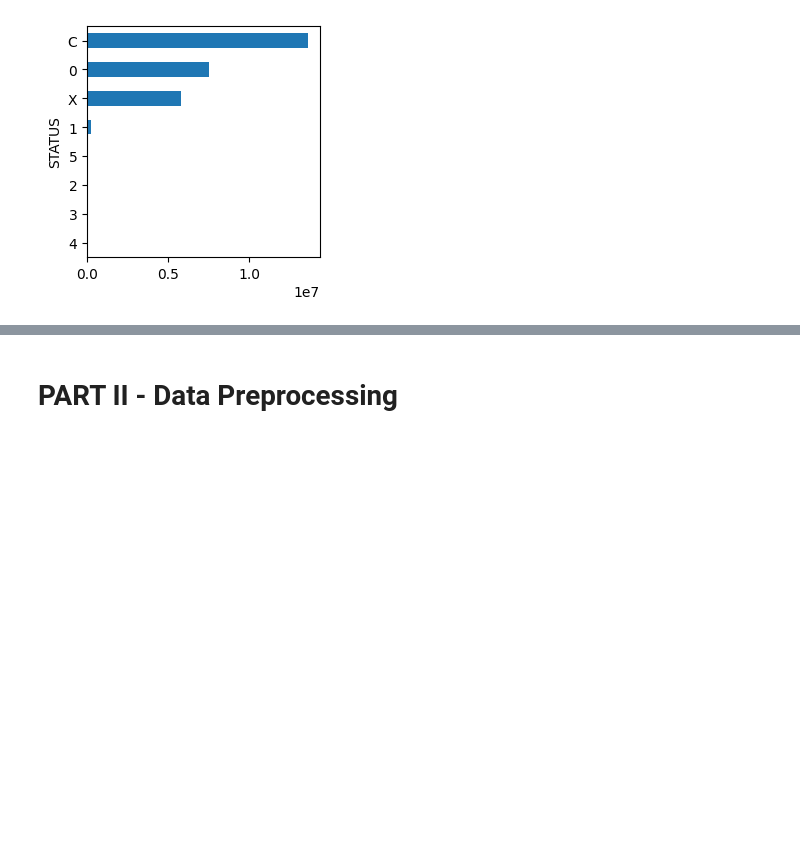
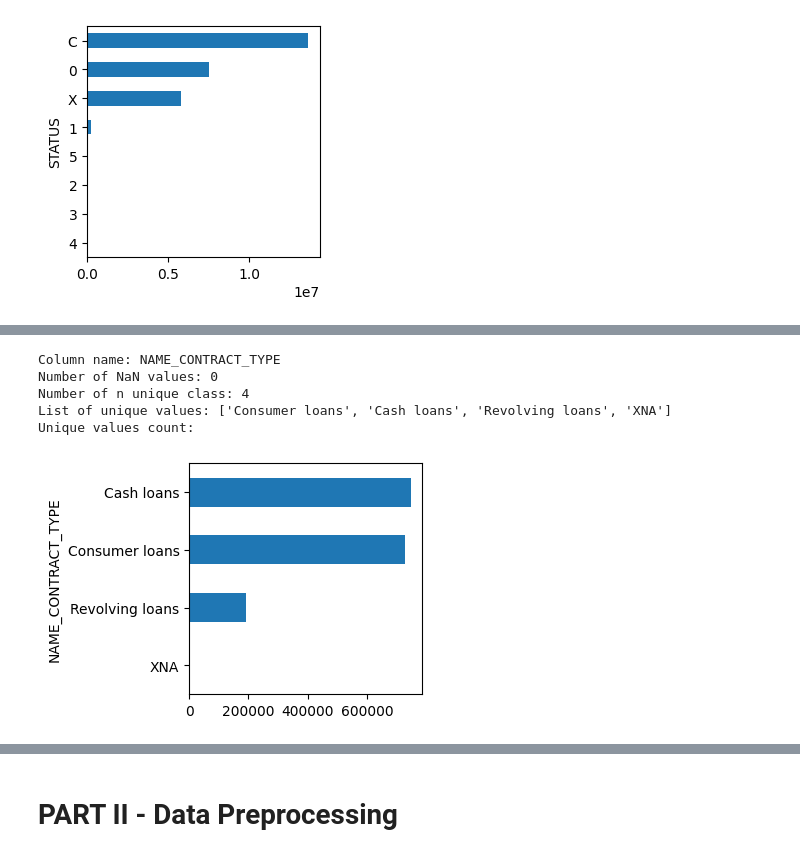
Before and after one commit to KunutBoon/interview-assignment, a Jupyter notebook: notebook/credit_default_risk.ipynb, the cells around one changed output, grey strips where cells are left out. Drawn from its saved outputs; the diff is of its cells as text; code cells hidden in the pictures; blank space fills up the shorter version.

```diff
--- a/notebook/credit_default_risk.ipynb
+++ b/notebook/credit_default_risk.ipynb
@@ -664 +664,5 @@ Unique values count:
+# %%
+list_col_name_ids = ['SK_ID_PREV', 'SK_ID_CURR']
+list_col_name_str = df_previous_application.select_dtypes(include='object').columns.tolist() + ['NFLAG_LAST_APPL_IN_DAY', 'NFLAG_INSURED_ON_APPROVAL']
+list_col_name_numeric = [col for col in df_previous_application.columns if col not in [*list_col_name_ids, *list_col_name_str]]
 # %% [markdown]
@@ -695,0 +733,9 @@ Number of missing records when join: 18067
+# %%
+explore_nominal_column(df_previous_application, col_name='NAME_CONTRACT_TYPE', list_col_name_nominal=list_col_name_str)
+# %% [output]
+Column name: NAME_CONTRACT_TYPE
+Number of NaN values: 0
+Number of n unique class: 4
+List of unique values: ['Consumer loans', 'Cash loans', 'Revolving loans', 'XNA']
+Unique values count:
+[figure, added]
```
Also changed, not shown: parts of 26 cells of this notebook.
